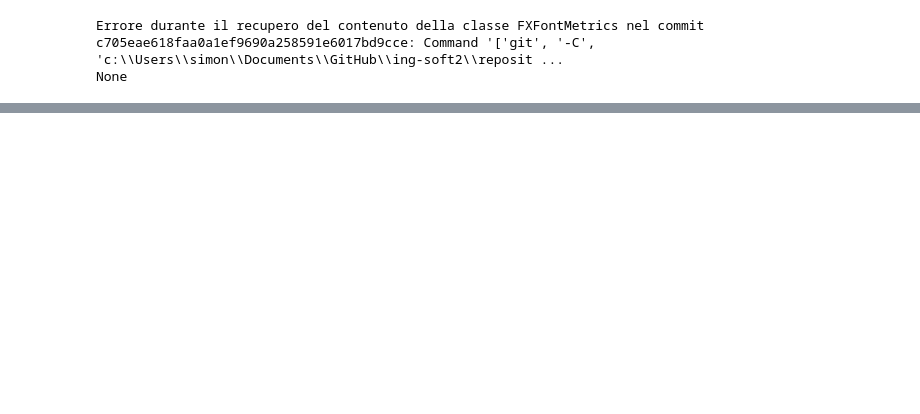
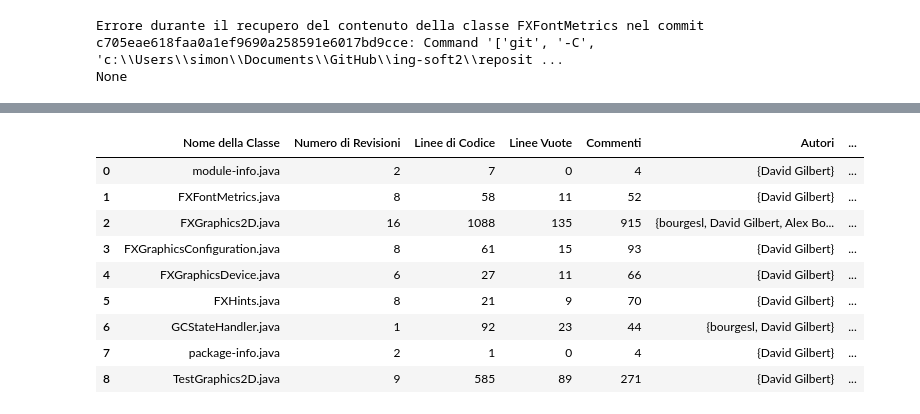
Before and after one commit to CostaMart/ing-soft2, a Jupyter notebook: provepm.ipynb, the cells around one changed output, grey strips where cells are left out. Drawn from its saved outputs; the diff is of its cells as text; code cells hidden in the pictures; blank space fills up the shorter version.

```diff
--- a/provepm.ipynb
+++ b/provepm.ipynb
@@ -82,0 +180,15 @@ POST git-upload-pack (578 bytes)
+# %%
+resultM, bf= sp.generate_master()
+# %%
+resultM
+# %% [output]
+|  | Nome della Classe | Numero di Revisioni | Linee di Codice | Linee Vuote | Commenti | Autori | ... |
+| 0 | module-info.java | 2 | 7 | 0 | 4 | {David Gilbert} | ... |
+| 1 | FXFontMetrics.java | 8 | 58 | 11 | 52 | {David Gilbert} | ... |
+| 2 | FXGraphics2D.java | 16 | 1088 | 135 | 915 | {bourgesl, David Gilbert, Alex Bo... | ... |
+| 3 | FXGraphicsConfiguration.java | 8 | 61 | 15 | 93 | {David Gilbert} | ... |
+| 4 | FXGraphicsDevice.java | 6 | 27 | 11 | 66 | {David Gilbert} | ... |
+| 5 | FXHints.java | 8 | 21 | 9 | 70 | {David Gilbert} | ... |
+| 6 | GCStateHandler.java | 1 | 92 | 23 | 44 | {bourgesl, David Gilbert} | ... |
+| 7 | package-info.java | 2 | 1 | 0 | 4 | {David Gilbert} | ... |
+| 8 | TestGraphics2D.java | 9 | 585 | 89 | 271 | {David Gilbert} | ... |
```
Also changed, not shown: parts of 16 cells of this notebook, 5 other files.
